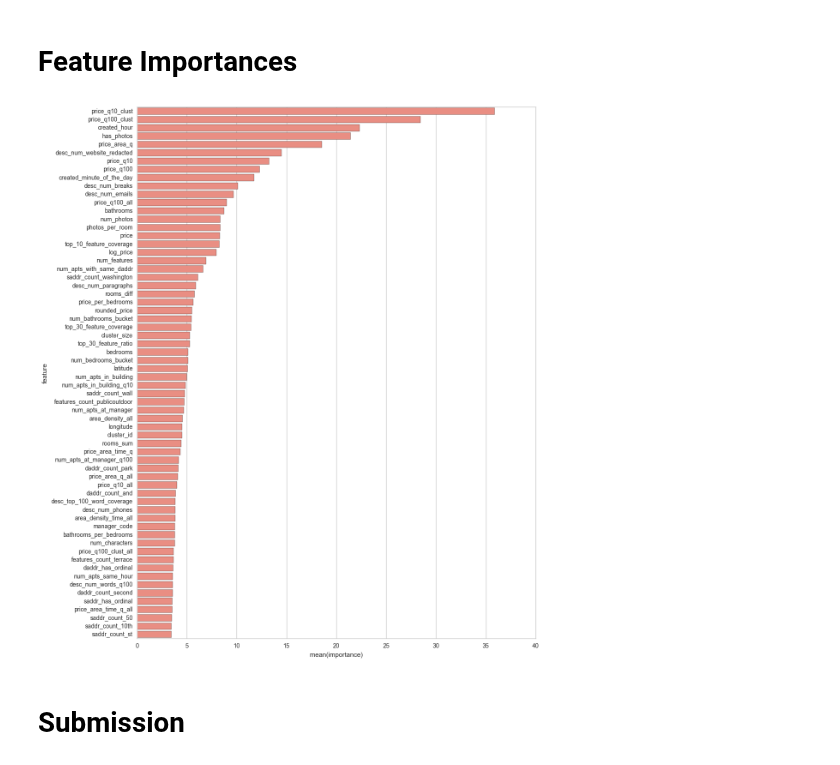
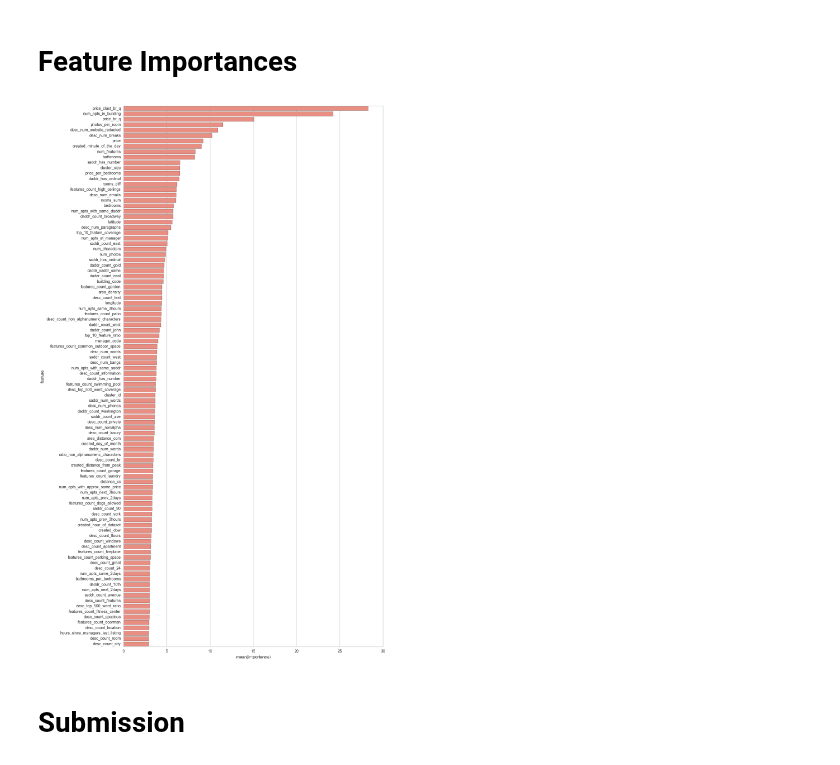
Before and after one commit to csizsek/kaggle-2s-rental-inq, a Jupyter notebook: 302_xgb_grid_search_on_combined.ipynb, the cells around one changed output. Drawn from its saved outputs; the diff is of its cells as text; code cells hidden in the pictures.

```diff
--- a/302_xgb_grid_search_on_combined.ipynb
+++ b/302_xgb_grid_search_on_combined.ipynb
@@ -69,7 +63,7 @@ for c in cols_to_delete:
 # %% [markdown]
 # Grid Search
 # %%
-tt_lim = int(0.8 * len(tr))
+tt_lim = int(0.7 * len(tr))
 ho_tr_f = tr[:tt_lim]
 ho_te_f = tr[tt_lim:]
 ho_tr_l = trl[:tt_lim]
@@ -111,25 +119,23 @@ def grid_search_xgb(train_X, train_y, test_X, test_y, num_rounds, params):
 # %%
 param_grid = {}
 param_grid['max_depth'] = [6]
-param_grid['eta'] = [0.09]
-param_grid['min_child_weight'] = [1]
-param_grid['subsample'] = [0.9]
-param_grid['colsample_bytree'] = [0.8]
-param_grid['colsample_bylevel'] = [1.0]
-param_grid['gamma'] = [0.0]
-param_grid['lambda'] = [1.0]
-param_grid['alpha'] = [0.0]
-param_grid['objective'] = ['multi:softprob']
-param_grid['num_class'] = [3]
-param_grid['eval_metric'] = ['mlogloss']
+param_grid['eta'] = [0.3]
+param_grid['min_child_weight'] = [2]
+# param_grid['subsample'] = [1.0]
+# param_grid['colsample_bytree'] = [1.0]
+# param_grid['colsample_bylevel'] = [1.0]
+# param_grid['gamma'] = [0.0, 0.1]
+# param_grid['lambda'] = [1.0, 1.2]
+# param_grid['alpha'] = [0.0, 0.1]
 
-# for n in [100, 200, 400, 800]:
-#     e, p, m = grid_search_xgb(ho_tr_f, ho_tr_l, ho_te_f, ho_te_l, n, param_grid)
-
-e, p, m = grid_search_xgb(ho_tr_f, ho_tr_l, ho_te_f, ho_te_l, 300, param_grid)
-print 'BESTEST:'
-print
-print '{0:20}{1}'.format('mlogloss', e)
-print
-for k in p:
-    print '{0:20}{1}'.format(k, p[k])
+z = 2
+if z == 0:
+    for n in [55, 65, 75]:
+        e, p, m = grid_search_xgb(ho_tr_f, ho_tr_l, ho_te_f, ho_te_l, n, param_grid)
+if z == 1:
+    e, p, m = grid_search_xgb(ho_tr_f, ho_tr_l, ho_te_f, ho_te_l, 55, param_grid)
+    print 'BESTEST:'
+    print '{0:20}{1}'.format('mlogloss', e)
+    print
+    for k in p:
+        print '{0:20}{1}'.format(k, p[k])
@@ -154,22 +142,22 @@ lambda              1.0
 # %% [markdown]
 # Feature Importances
 # %%
-NUM_FEATURES = 64
+NUM_FEATURES = 100
 fscores = m.get_score(importance_type='gain')
 fscores = sorted(fscores.items(), key=operator.itemgetter(1))
 fscores.reverse()
 fscores = fscores[:NUM_FEATURES]
 fi = pd.DataFrame({
         'feature': [fs[0] for fs in fscores],
         'importance': [fs[1] for fs in fscores]})
 plt.figure(figsize=(12, NUM_FEATURES / 4))
 _ = sns.barplot(
         x='importance',
         y='feature',
         data=fi,
         color='salmon')
 # %% [output]
-[figure, old version]
+[figure, new version]
 # %% [markdown]
 # Submission
 # %%
```
Also changed, not shown: parts of 12 cells of this notebook.
